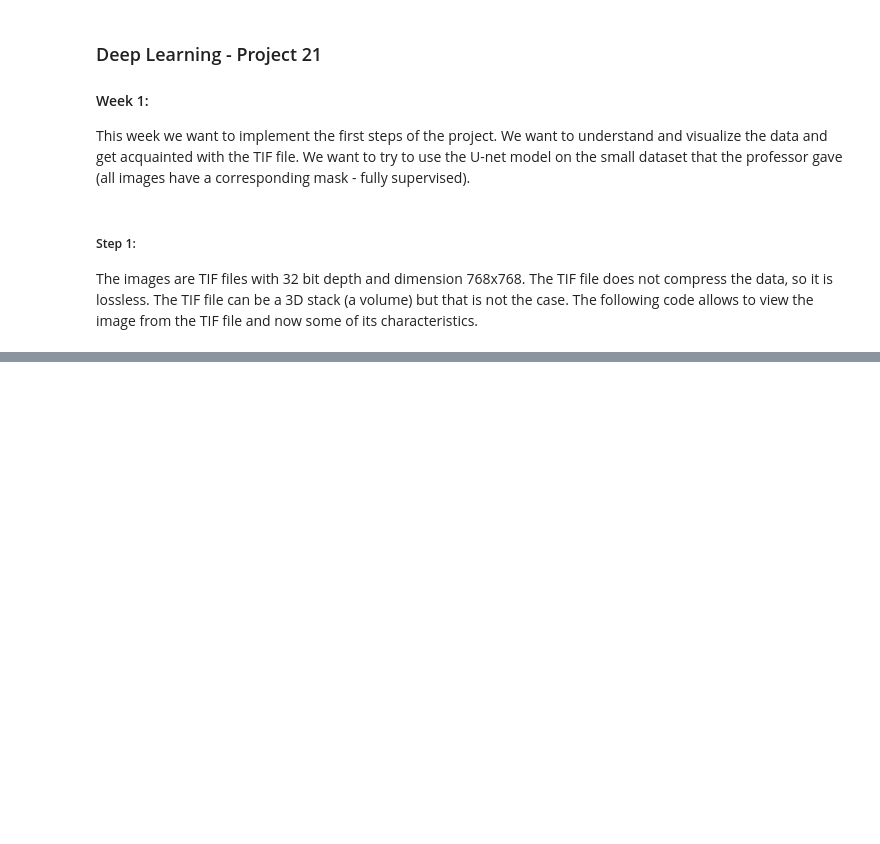
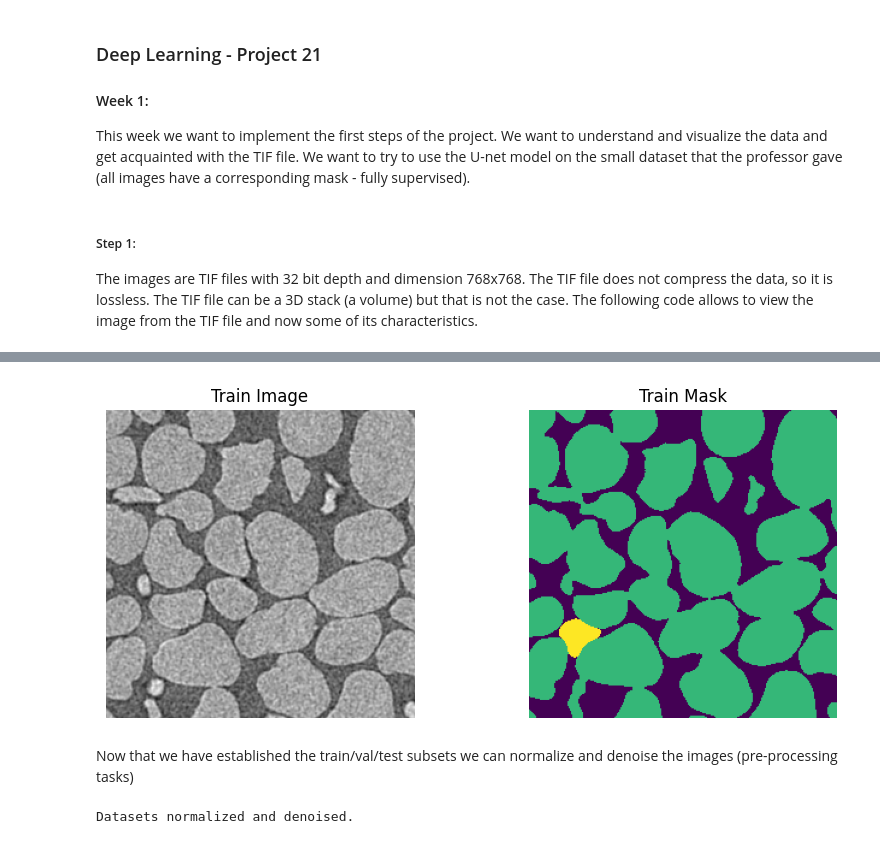
Before and after one commit to davidlapsil/dlp21g25, a Jupyter notebook: P21G25_week1.ipynb, the cells around one changed output, grey strips where cells are left out. Saved outputs shown, nothing was run; the diff lists cells and outputs as text; code cells hidden in the pictures; blank space fills up the shorter version.

```diff
--- a/P21G25_week1.ipynb
+++ b/P21G25_week1.ipynb
@@ -86,0 +153,64 @@ plt.show()
+# %%
+# Choose the images
+img = x_train[12].permute(1, 2, 0)   # CHW → HWC
+mask = mask_train[12].squeeze()
+
+# See the different values in the mask
+
+mask_train[12].unique()
+
+# Ploting
+plt.figure(figsize=(10,4))
+plt.subplot(1,2,1)
+plt.imshow(img, cmap="gray")
+plt.title("Train Image")
+plt.axis("off")
+plt.subplot(1,2,2)
+plt.imshow(mask)
+plt.title("Train Mask")
+plt.axis("off")
+
+plt.show()
+# %% [output]
+[figure, added]
+# %% [markdown]
+Now that we have established the train/val/test subsets we can normalize and denoise the images (pre-processing tasks)
+# %%
+def normalize_and_denoise(tensor, sigma=1.0):
+    """
+    Normalize a grayscale image tensor to [0,1] and apply Gaussian denoising.
+    tensor: torch.Tensor of shape [C, H, W]
+    sigma: standard deviation for Gaussian filter
+    """
+    # Convert to numpy for filtering
+    img_np = tensor.squeeze(0).numpy()  # remove channel dim for processing
+
+    # Min-max normalization
+    img_norm = (img_np - img_np.min()) / (img_np.max() - img_np.min() + 1e-8)
+
+    # Denoise using Gaussian filter
+    img_denoised = gaussian_filter(img_norm, sigma=sigma)
+
+    # Convert back to tensor and keep channel dimension
+    return torch.tensor(img_denoised, dtype=torch.float32).unsqueeze(0)
+
+# Apply to entire datasets
+def process_dataset(tensor_dataset, sigma=1.0):
+    processed_images = []
+
+    for img in tensor_dataset:
+        img_proc = normalize_and_denoise(img, sigma=sigma)
+        processed_images.append(img_proc)
+
+    # Stack into new TensorDataset
+    new_images = torch.stack(processed_images)
+    return torch.utils.data.TensorDataset(new_images)
+
+# Process train, val, and test sets
+train_dataset = process_dataset(x_train, sigma=1.0)
+val_dataset   = process_dataset(x_val, sigma=1.0)
+test_dataset  = process_dataset(x_test, sigma=1.0)
+
+print("Datasets normalized and denoised.")
+# %% [output]
+Datasets normalized and denoised.
```
Also changed, not shown: parts of 14 cells of this notebook.
